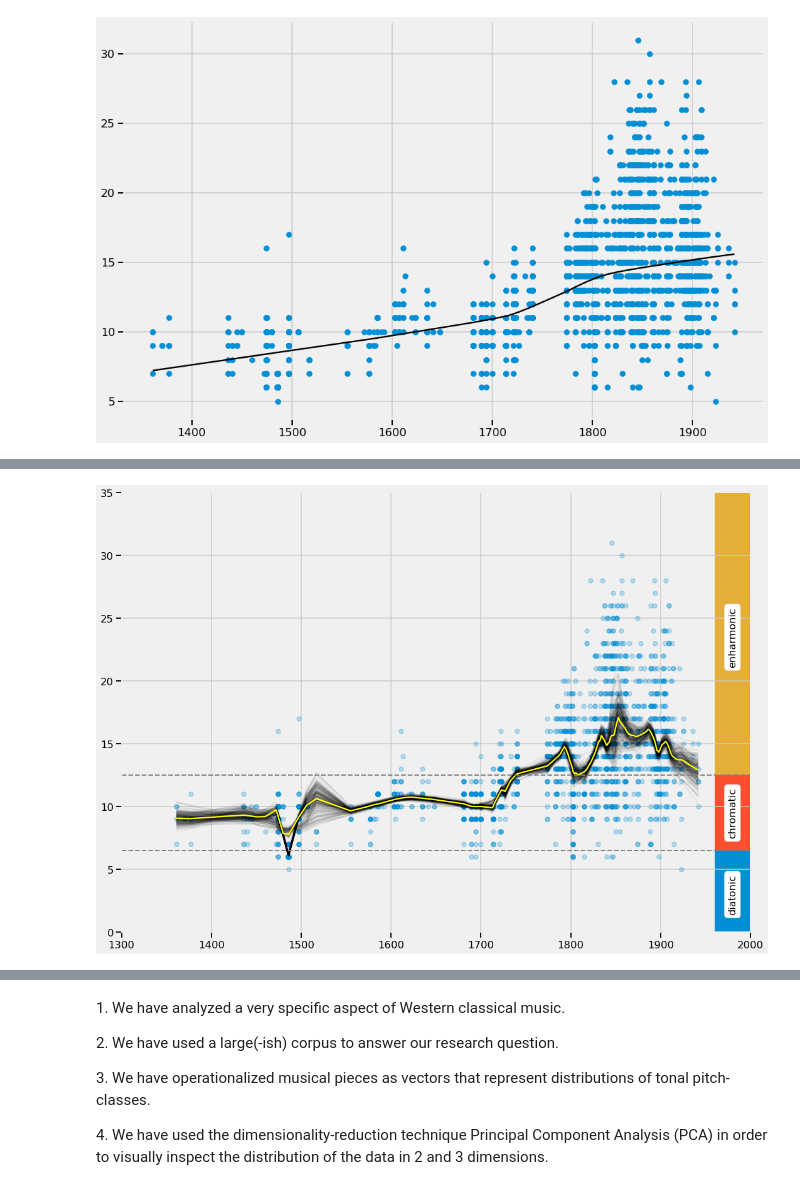
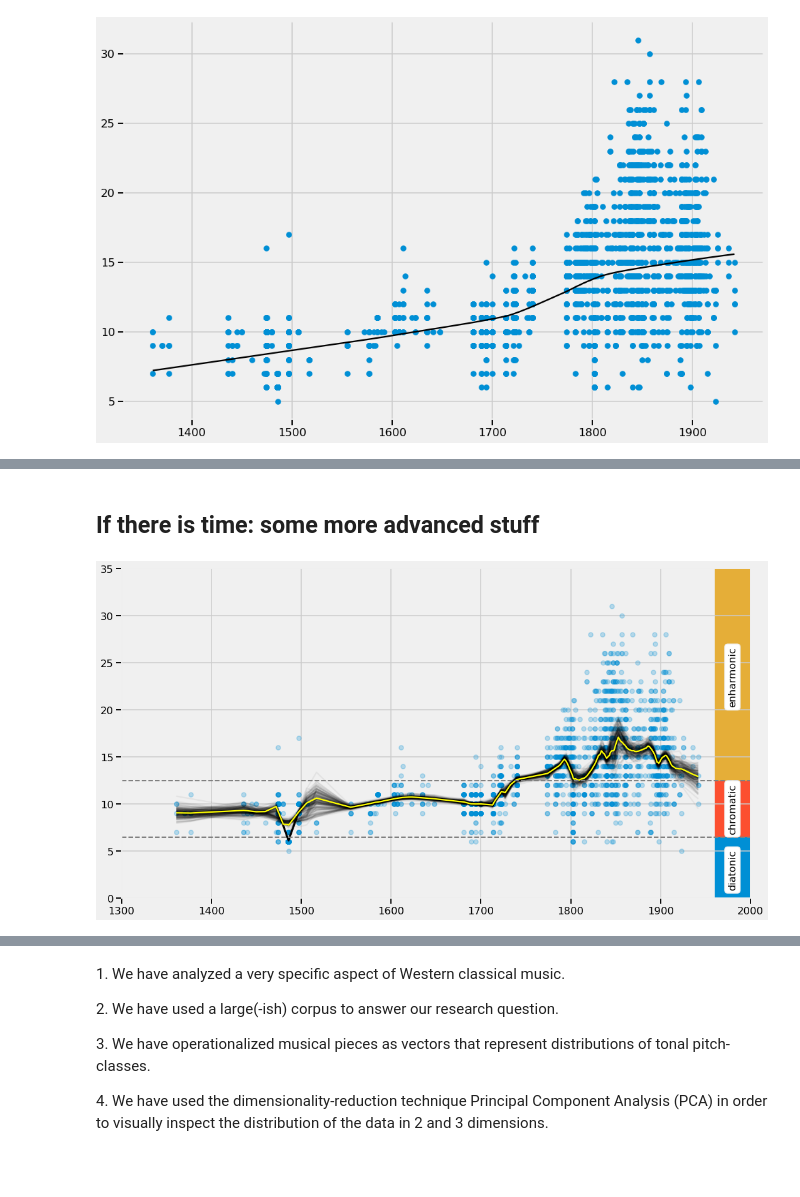
Before and after one commit to fabianmoss/academic-website, a Jupyter notebook: content/slides/20200914_York/data-driven_music_history.ipynb, the cells around one changed output, grey strips where cells are left out. Drawn from its saved outputs; the diff is of its cells as text; code cells hidden in the pictures.

```diff
--- a/content/slides/20200914_York/data-driven_music_history.ipynb
+++ b/content/slides/20200914_York/data-driven_music_history.ipynb
@@ -340,8 +333,8 @@ fig, axes = plt.subplots(1,3, sharey=True, figsize=(24,8))
 for k, (i, j) in enumerate(combinations(range(3), 2)):
 
     axes[k].scatter(X_[:,i], X_[:,j], s=50, alpha=.25, edgecolor=None)
-    axes[k].set_xlabel(f"PC {i}")
-    axes[k].set_ylabel(f"PC {j}")
+    axes[k].set_xlabel(f"PC {i+1}")
+    axes[k].set_ylabel(f"PC {j+1}")
     axes[k].set_aspect("equal")
 
 plt.tight_layout()
@@ -349,12 +342,3 @@ plt.savefig("img/3d_dimension_pairs.png")
 plt.show()
 # %% [output]
 [figure]
-# %%
-fig, axes = plt.subplots(3, figsize=(16,9))
-
-for i in range(3):
-    axes[i].bar(np.arange(35), pca.components_[i, :])
-    axes[i].set_ylabel(f"PC {i + 1}")
-    axes[i].set_ylim(-.6,.6)
-
-plt.tight_layout()
@@ -363,11 +344,0 @@ plt.tight_layout()
-# %%
-fig, axes = plt.subplots(3, figsize=(16,9))
-
-for i in range(3):
-    axes[i].bar(np.arange(35), pca.components_[i, :])
-    axes[i].set_xticks(np.arange(35))
-    axes[i].set_xticklabels(lof)
-    axes[i].set_ylabel(f"PC {i + 1}")
-    axes[i].set_ylim(-.6,.6)
-
-plt.tight_layout()
@@ -451,16 +408,0 @@ Let's look at random pieces on the line of fifths:
-# %%
-import random
-
-rand = random.randint(0, 2012)
-
-piece = tpc_dists.iloc[rand, :-1]
-
-fig, ax = plt.subplots(figsize=(15,6))
-ax.bar(np.arange(35), piece)
-ax.set_xticks(np.arange(35))
-ax.set_xticklabels(lof)
-
-ax.set_title(f"{data.loc[rand, 'composer']}: {data.loc[rand, 'title']}")
-plt.show()
-
-# ax.set_title(f"{composer}: {title}" for composer, title in data.loc[rand, ["composer", "title"]].values );
@@ -564,8 +498,10 @@ plt.show()
+# %% [markdown]
+## If there is time: some more advanced stuff
 # %%
 B = 200
 delta = 1/10
 
-fig, ax = plt.subplots(figsize=(16,12))
+fig, ax = plt.subplots(figsize=(16,9))
 
 x = data.display_year
 y = data.lof_range
@@ -595,31 +531,31 @@ text_kws = {
         boxstyle="round"
     ),
     "horizontalalignment" : "center",
     "verticalalignment" : "center"
 }
 
 rect_props = {
     "width" : 40,
     "zorder" : -1,
     "alpha" : 1.
 }
 
 stylecolors = plt.rcParams["axes.prop_cycle"].by_key()["color"]
 
 ax.text(1980, 3, "diatonic", **text_kws)
 ax.axhline(6.5, c="gray", linestyle="--", lw=2) # dia / chrom.
 ax.add_patch(Rectangle((1960,0), height=6.5, facecolor=stylecolors[0], **rect_props))
 
 ax.text(1980, 9.5, "chromatic", **text_kws)
 ax.axhline(12.5, c="gray", linestyle="--", lw=2) # chr. / enh.
 ax.add_patch(Rectangle((1960,6.5), height=6, facecolor=stylecolors[1], **rect_props))
 
 ax.text(1980, 23.5, "enharmonic", **text_kws)
 ax.add_patch(Rectangle((1960,12.5), height=28, facecolor=stylecolors[2], **rect_props))
 
 ax.set_ylim(0,35)
 ax.set_xlim(1300,2000)
 plt.savefig("img/final.png", dpi=300)
 plt.show()
 # %% [output]
-[figure, old version]
+[figure, new version]
```
Also changed, not shown: parts of 76 cells of this notebook, 12 other files.
